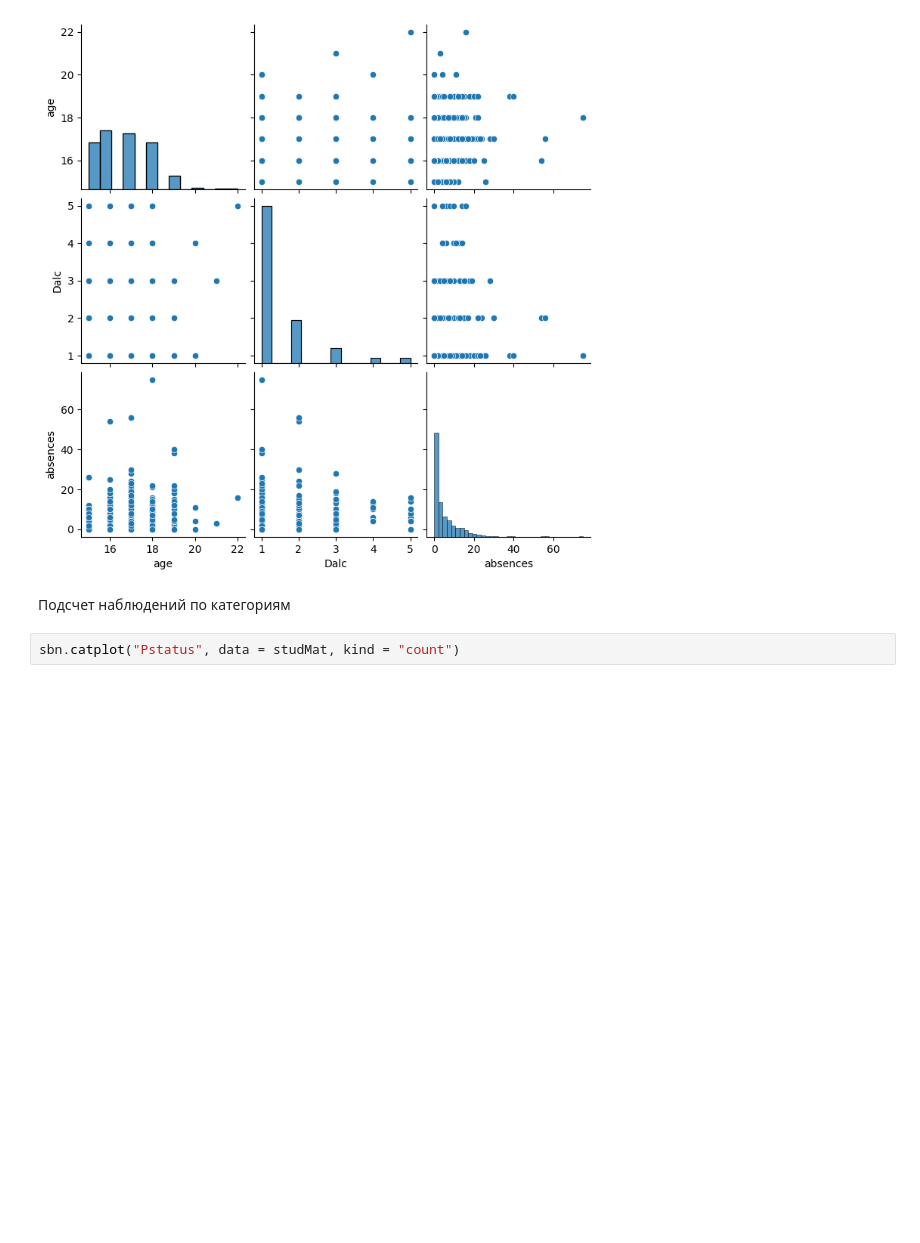
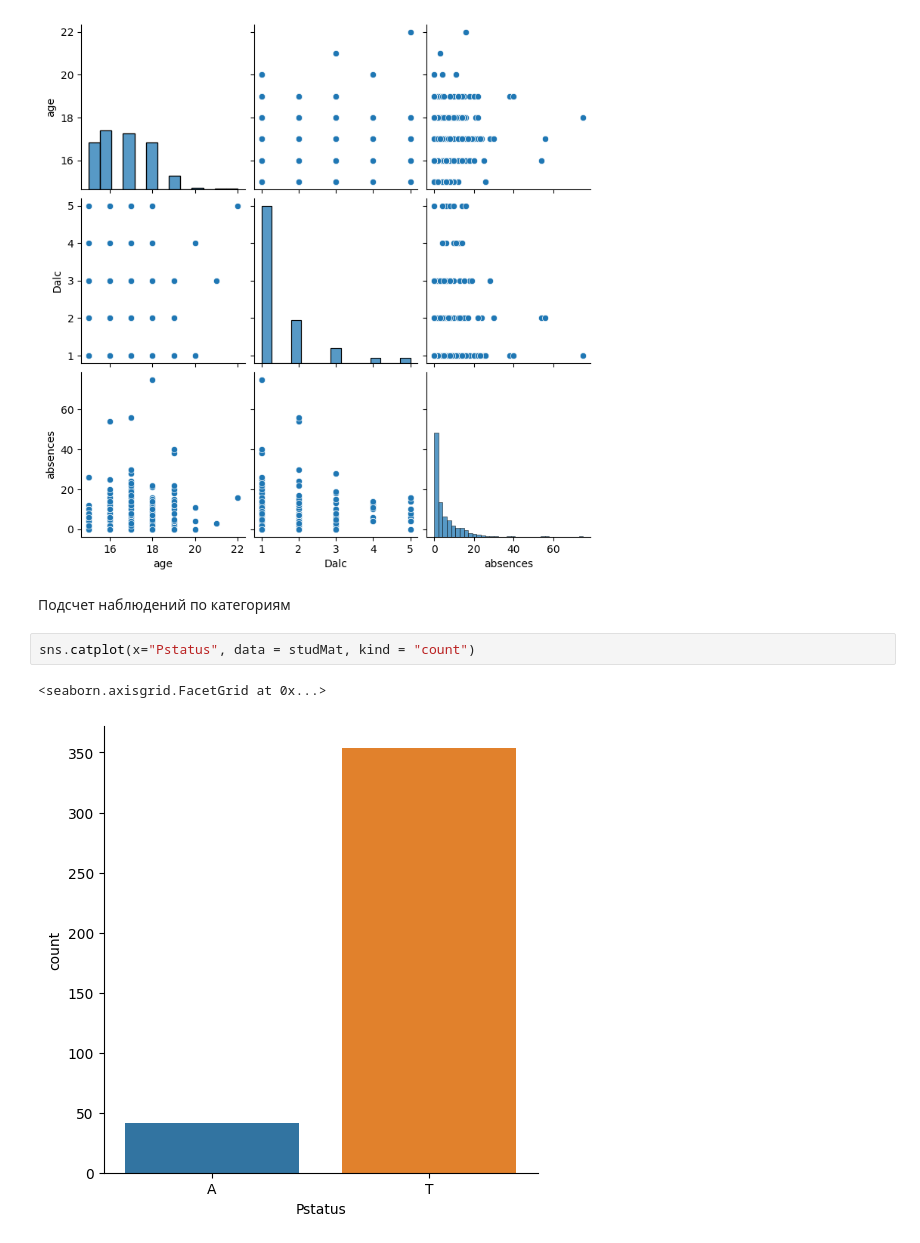
Before and after one commit to Letch49/ML_VVSU_2023, a Jupyter notebook: lec02/lec02.ipynb, the cells around one changed output. Drawn from its saved outputs; the diff is of its cells as text; blank space fills up the shorter version.

```diff
--- a/lec02/lec02.ipynb
+++ b/lec02/lec02.ipynb
@@ -294,5 +299,8 @@ sbn.pairplot( studMat[["age", "Dalc", "absences"]] )
 # %% [markdown]
 Подсчет наблюдений по категориям
 # %%
-sbn.catplot("Pstatus", data = studMat, kind = "count")
+sns.catplot(x="Pstatus", data = studMat, kind = "count")
+# %% [output]
+<seaborn.axisgrid.FacetGrid at 0x...>
+[figure, added]
 # %%
```
Also changed, not shown: parts of 14 cells of this notebook, 1 other file.
